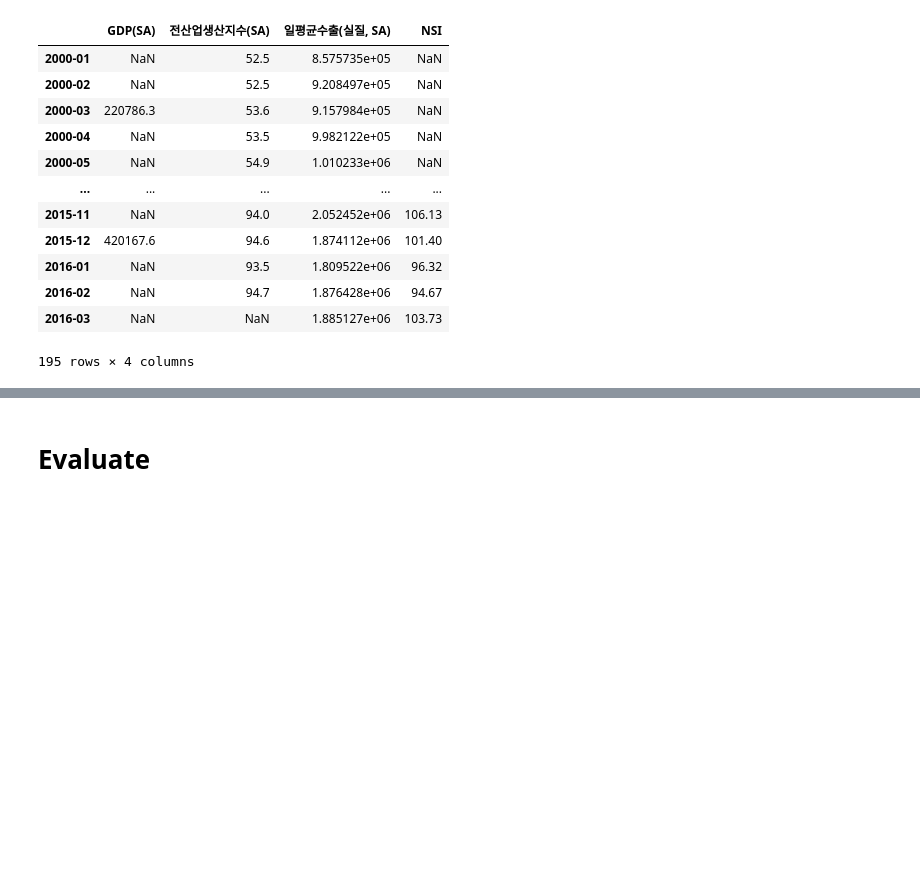
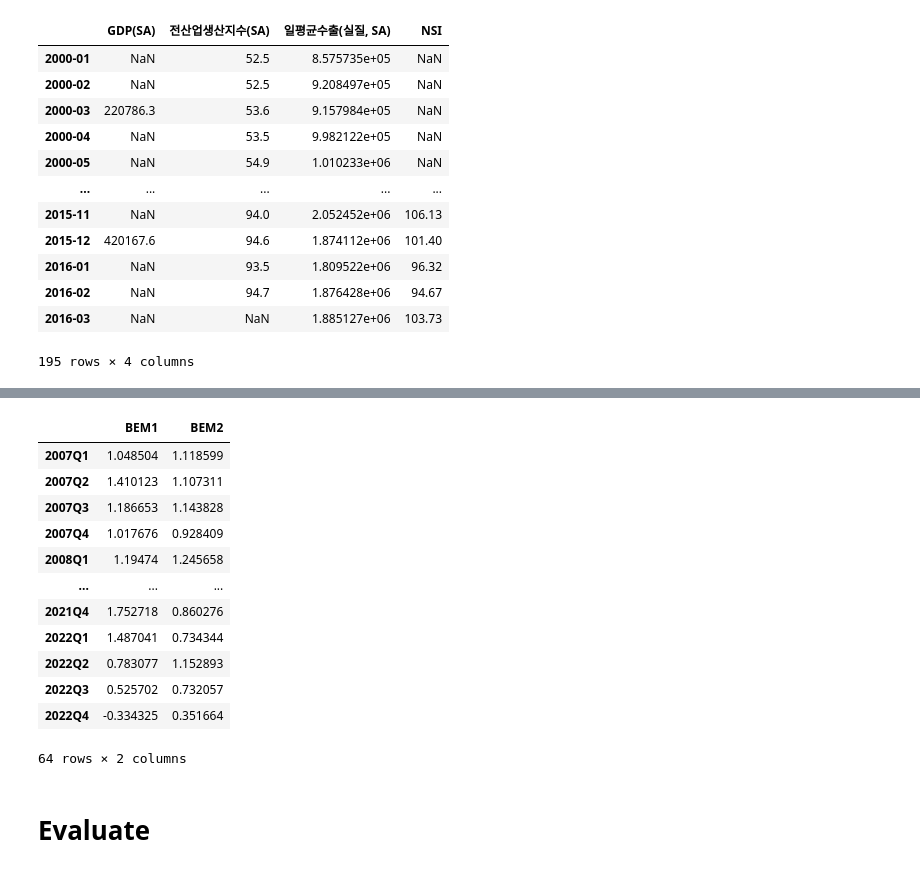
Before and after one commit to bwade9090/PRISM-Now_R-R, a Jupyter notebook: Q5/test_GFC_BEM.ipynb, the cells around one changed output, grey strips where cells are left out. Cells and saved outputs as stored; diff of their text form; code cells hidden in the pictures; blank space fills up the shorter version.

```diff
--- a/Q5/test_GFC_BEM.ipynb
+++ b/Q5/test_GFC_BEM.ipynb
@@ -97,9 +97,10 @@ def kalmanState(data: pd.DataFrame, end:str) -> np.ndarray:
   factors = copy.deepcopy(res.factors['smoothed'])
   factors.columns = ['Factor']
   factors = factors.reindex(pd.period_range(start=factors.index[0], end=pd.Period(end, freq='Q-DEC'), freq='M'))
-  for i in range(len(factors)):
+  for i, m in enumerate(factors.index):
     if np.isnan(factors['Factor'].iloc[i]):
-      factors['Factor'].iloc[i] = res.params['L1.0->0'] * factors['Factor'].iloc[i - 1] + res.params['L2.0->0'] * factors['Factor'].iloc[i - 2]
+      # factors['Factor'].iloc[i] = res.params['L1.0->0'] * factors['Factor'].iloc[i - 1] + res.params['L2.0->0'] * factors['Factor'].iloc[i - 2]
+      factors.loc[m, 'Factor'] = res.params['L1.0->0'] * factors['Factor'].iloc[i - 1] + res.params['L2.0->0'] * factors['Factor'].iloc[i - 2]
   return factors
 # %%
 def bem1(data: pd.DataFrame, end: str) -> pd.Series:
@@ -146,7 +147,7 @@ fullData = fullData[['GDP(SA)', '전산업생산지수(SA)', '일평균수출(
 # %%
 vintage_dict = dict()
 # %%
-test_dates = [x for x in fullData.index if '2022-12'>=str(x)>='2008-01' and int(str(x)[-2:])%3==0]
+test_dates = [x for x in fullData.index if '2022-12'>=str(x)>='2007-01' and int(str(x)[-2:])%3==0]
 # %%
 test_dates
 # %% [output]
@@ -193,17 +194,17 @@ vintage_dict[pd.Period('2016-03', 'M')]
 | 2016-03 | NaN | NaN | 1.885127e+06 | 103.73 |
 195 rows × 4 columns
 # %%
-predNow = pd.DataFrame(index=pd.period_range(start='2008Q1', end='2015Q4', freq='Q-DEC'), columns=['BEM1', 'BEM2'])
-pred1qa = pd.DataFrame(index=pd.period_range(start='2008Q1', end='2016Q1', freq='Q-DEC'), columns=['BEM1', 'BEM2'])
+predNow = pd.DataFrame(index=pd.period_range(start='2007Q1', end='2015Q4', freq='Q-DEC'), columns=['BEM1', 'BEM2'])
+pred1qa = pd.DataFrame(index=pd.period_range(start='2007Q1', end='2016Q1', freq='Q-DEC'), columns=['BEM1', 'BEM2'])
 # %%
 for test_date, data in vintage_dict.items():
   now=str(test_date.asfreq('Q-DEC'))
   aqa=str(test_date.asfreq('Q-DEC') + 1)
 
-  predNow['BEM1'].loc[now] = bem1(data, now).diff()[-1]*100
-  pred1qa['BEM1'].loc[aqa] = bem1(data, aqa).diff()[-1]*100
+  predNow.loc[now, 'BEM1'] = bem1(data, now).diff().iloc[-1]*100
+  pred1qa.loc[aqa, 'BEM1'] = bem1(data, aqa).diff().iloc[-1]*100
 
 
-  predNow['BEM2'].loc[now] = bem2(data, now).diff()[-1]*100
-  pred1qa['BEM2'].loc[aqa] = bem2(data, aqa).diff()[-1]*100
+  predNow.loc[now, 'BEM2'] = bem2(data, now).diff().iloc[-1]*100
+  pred1qa.loc[aqa, 'BEM2'] = bem2(data, aqa).diff().iloc[-1]*100
 # %% [output]
@@ -227,3 +416,19 @@ See the caveats in the documentation: https://pandas.pydata.org/pandas-docs/stab
+# %%
+predNow
+# %% [output]
+|  | BEM1 | BEM2 |
+| 2007Q1 | 1.048504 | 1.118599 |
+| 2007Q2 | 1.410123 | 1.107311 |
+| 2007Q3 | 1.186653 | 1.143828 |
+| 2007Q4 | 1.017676 | 0.928409 |
+| 2008Q1 | 1.19474 | 1.245658 |
+| ... | ... | ... |
+| 2021Q4 | 1.752718 | 0.860276 |
+| 2022Q1 | 1.487041 | 0.734344 |
+| 2022Q2 | 0.783077 | 1.152893 |
+| 2022Q3 | 0.525702 | 0.732057 |
+| 2022Q4 | -0.334325 | 0.351664 |
+64 rows × 2 columns
 # %%
 predNow.to_excel('bem_results.xlsx')
 # %% [markdown]
```
Also changed, not shown: parts of 2 cells of this notebook, 11 other files.
